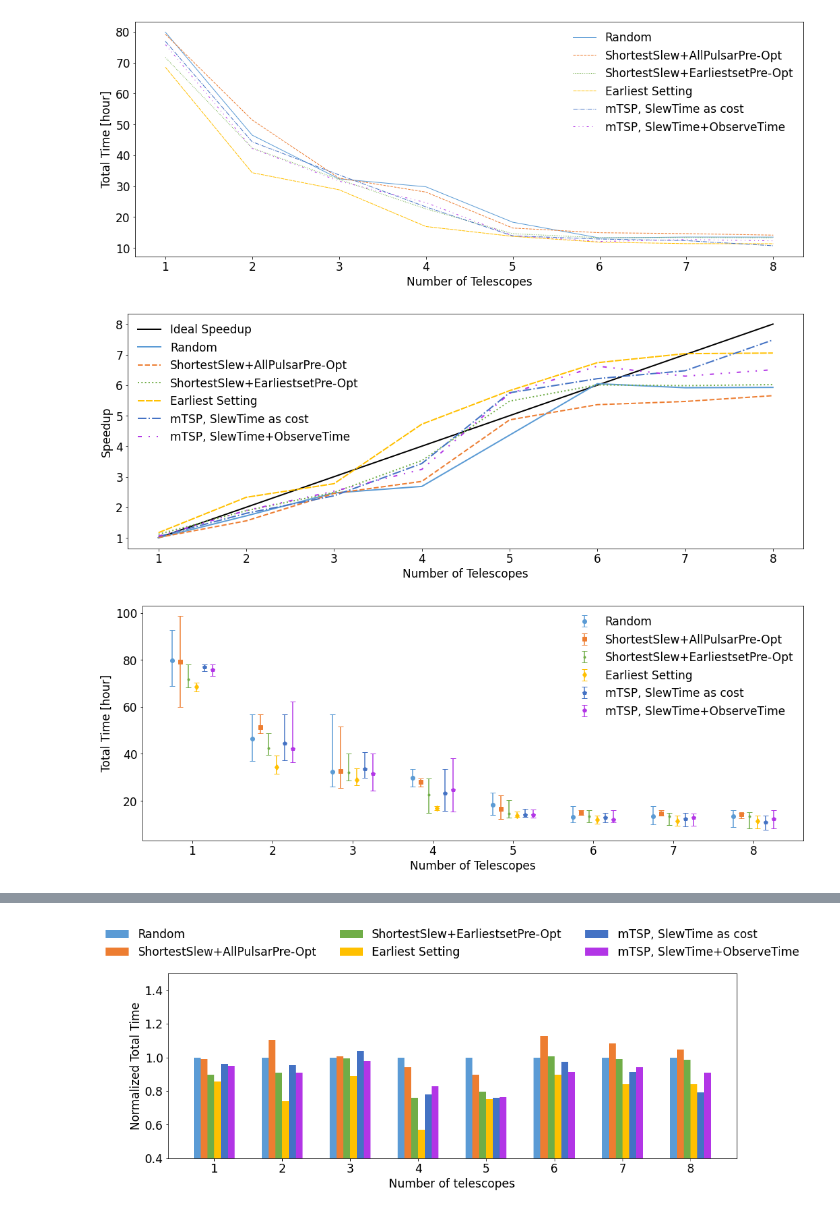
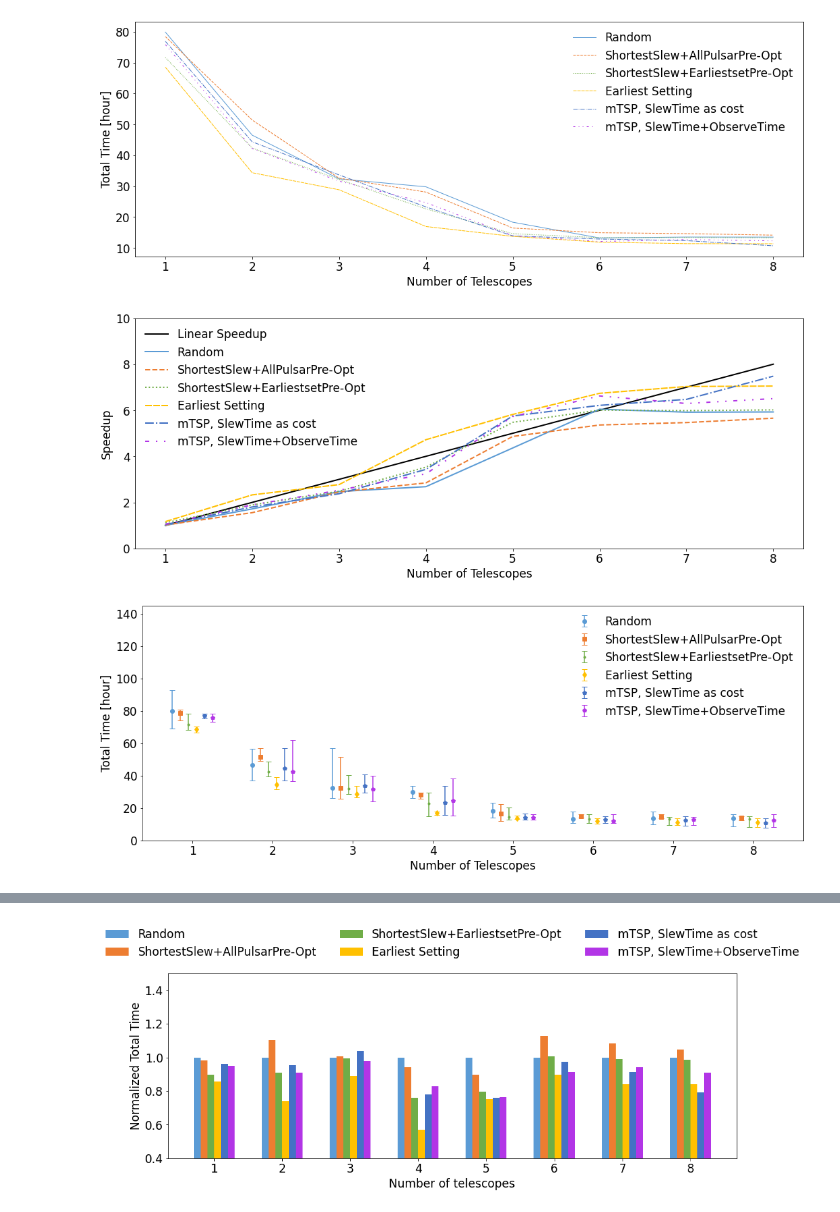
Before and after one commit to UOA-PARC-SKA/radiotelescopescheduling, a Jupyter notebook: ResultVisualization.ipynb, the cells around one changed output, grey strips where cells are left out. Saved outputs shown, nothing was run; the diff lists cells and outputs as text; code cells hidden in the pictures.

```diff
--- a/ResultVisualization.ipynb
+++ b/ResultVisualization.ipynb
@@ -783,36 +946,36 @@ s5 = [1,2,3,4,5,6,7,8]
 s6 = [1,2,3,4,5,6,7,8]
 
 s1 = y1[0]/y1
 s2 = y1[0]/y2
 s3 = y1[0]/y3
 s4 = y1[0]/y4
 s5 = y1[0]/y5
 s6 = y1[0]/y6
 
 plt.rcParams['figure.figsize'] = (15, 6)
 plt.rcParams['font.size'] = 17
 
 plt.plot(x[0:8],x, linewidth=2, linestyle='-',color='k')
 plt.plot(x[0:8],s1[0:8], linewidth=2, linestyle="-",color='#5b9bd5')
 plt.plot(x[0:8],s2[0:8], linewidth=2, linestyle="--",color='#ed7d31')
 plt.plot(x[0:8],s3[0:8], linewidth=2, linestyle=":",color='#70ad47')
 plt.plot(x[0:8],s4[0:8], linewidth=2, linestyle=(0,(5,1)),color='#ffc000')
 plt.plot(x[0:8],s5[0:8], linewidth=2, linestyle="-.",color='#4472c4')
 plt.plot(x[0:8],s6[0:8], linewidth=2, linestyle=(0, (3, 5, 1, 5, 1, 5)),color='#b235e6')
 
 plt.xlabel('Number of Telescopes')
 ax = plt.gca()
 ax.xaxis.set_major_locator(MultipleLocator(1))
 
 plt.ylabel('Speedup')
-
+plt.ylim(0,10)
 #plt.title('Average Integration Time vs. Number of Telescopes')
 
-plt.legend(frameon=False,loc = 'best',labels = ['Ideal Speedup', 'Random', 'ShortestSlew+AllPulsarPre-Opt', 'ShortestSlew+EarliestsetPre-Opt', 'Earliest Setting', 'mTSP, SlewTime as cost','mTSP, SlewTime+ObserveTime'])
+plt.legend(frameon=False,loc = 'best',labels = ['Linear Speedup', 'Random', 'ShortestSlew+AllPulsarPre-Opt', 'ShortestSlew+EarliestsetPre-Opt', 'Earliest Setting', 'mTSP, SlewTime as cost','mTSP, SlewTime+ObserveTime'])
 plt.tight_layout()
 plt.savefig(f"results/{dataset}/speedup.pdf",pad_inches=0.02)
 # %% [output]
-[figure, old version]
+[figure, new version]
 # %%
 x_width = range(1,9)
 x1_width = [i-0.25 for i in x_width]
@@ -833,7 +996,7 @@ plt.errorbar(x4_width,y4, yerr=np.flip(early_err,axis=0), fmt='d',capsize=4,colo
 plt.errorbar(x5_width,y5, yerr=np.flip(tsp_err,axis=0), fmt='p',capsize=4,color='#4472c4')
 plt.errorbar(x6_width,y6, yerr=np.flip(tspInt_err,axis=0), fmt='p',capsize=4,color='#b235e6')
 
-
+plt.ylim(0,145)
 plt.ylabel('Total Time [hour]')
 plt.xlabel('Number of Telescopes')
 ax = plt.gca()
@@ -843,7 +1006,7 @@ plt.legend(frameon=False,loc = 'best',labels = ['Random', 'ShortestSlew+AllPulsa
 plt.tight_layout()
 plt.savefig(f"results/{dataset}/errorbar.pdf")
 # %% [output]
-[figure, old version]
+[figure, new version]
 # %%
 plt.rcParams['figure.figsize'] = (15, 6)
 plt.rcParams['font.size'] = 17
```
Also changed, not shown: parts of 59 cells of this notebook, 23 other files.
